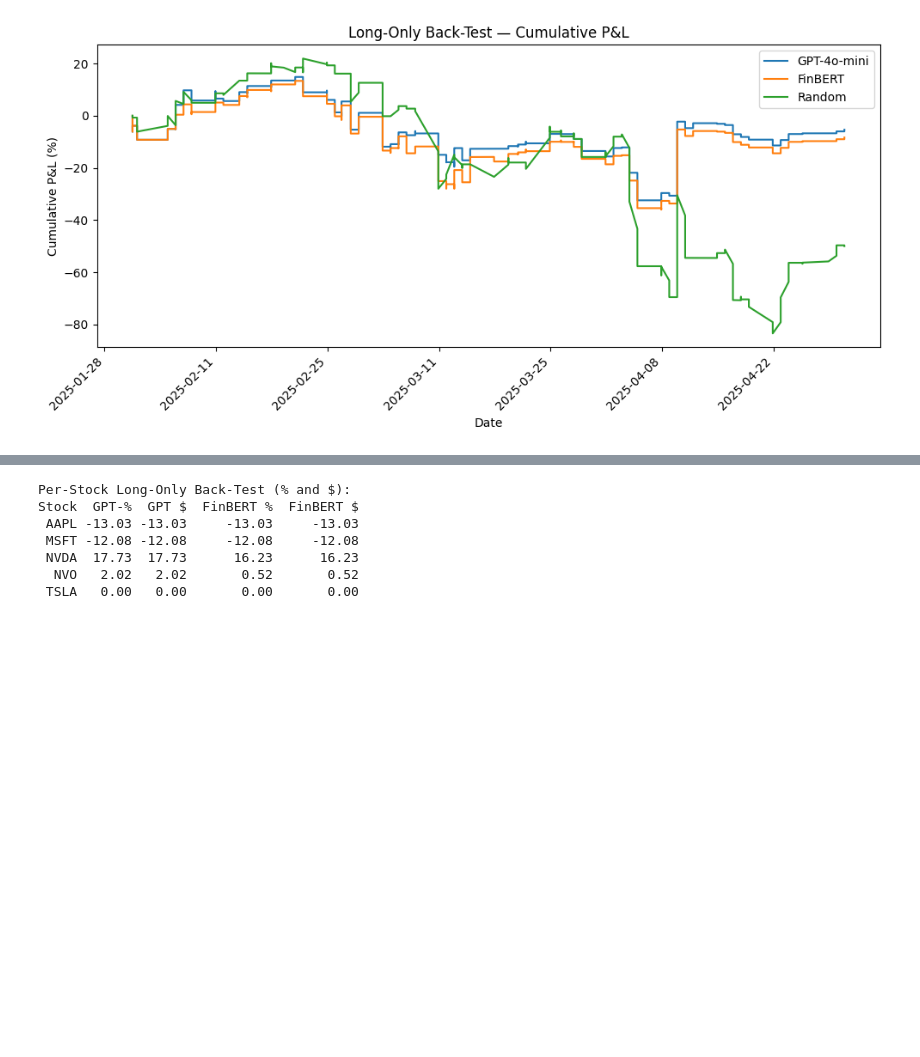
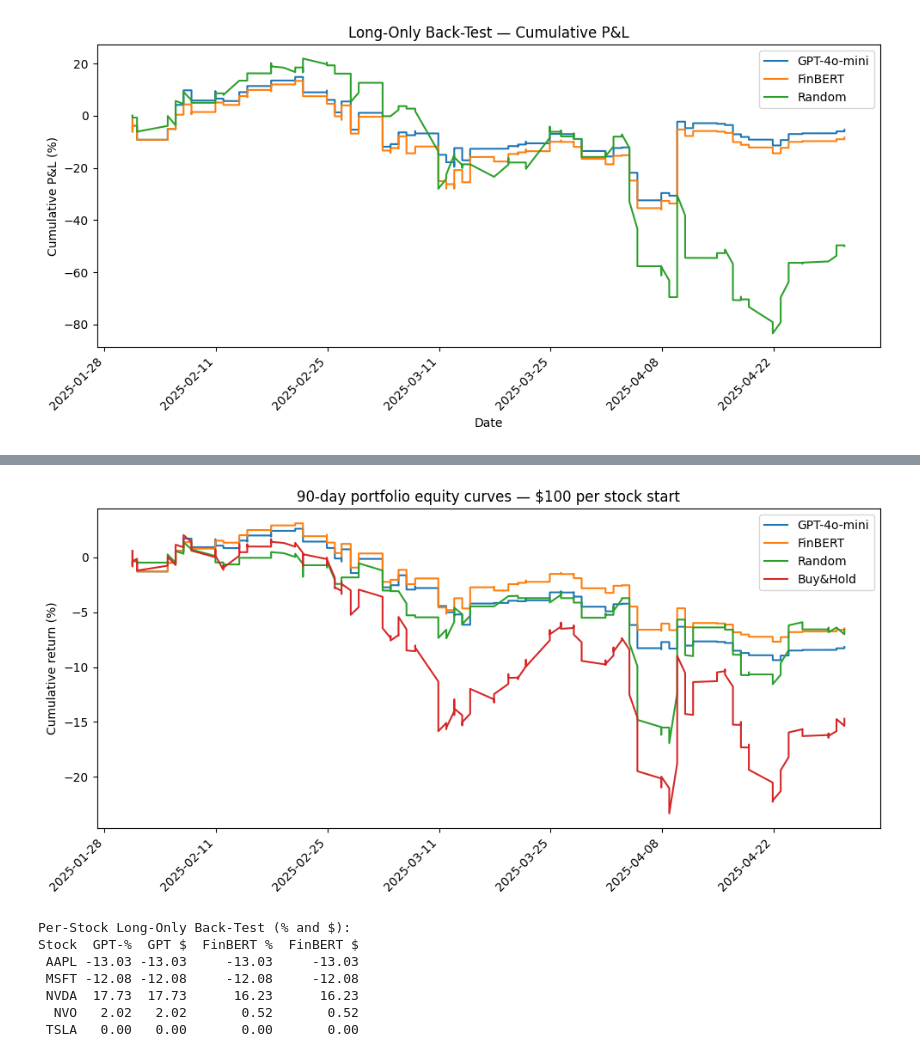
Before and after one commit to BengiNouri/Master-Thesis, a Jupyter notebook: Data Analysis/RecommendationAnalysis.ipynb, the cells around one changed output, grey strips where cells are left out. Drawn from its saved outputs; the diff is of its cells as text; code cells hidden in the pictures; blank space fills up the shorter version.

```diff
--- a/Data Analysis/RecommendationAnalysis.ipynb
+++ b/Data Analysis/RecommendationAnalysis.ipynb
@@ -735,3 +735,88 @@ plt.show()
 | FinBERT     |   -8.36 |                -8.36 |
 | Random      |  -49.98 |               -49.98 |
 [figure]
+# %%
+import pandas as pd, numpy as np, matplotlib.pyplot as plt, matplotlib.dates as mdates
+
+# ------------------------------------------------------------------
+# 0.  Load data  (rename columns here if needed)
+# ------------------------------------------------------------------
+df = pd.read_csv("model_recommendations_cleaned2.csv", parse_dates=['timestamp'])
+
+TICKER = 'stock_ticker'          # <- adjust to your exact header
+SIGCOLS = {'gpt':'gpt_recommendation',
+           'agg':'aggregator_recommendation'}
+
+# ------------------------------------------------------------------
+# 1.  Daily % return of each stock
+# ------------------------------------------------------------------
+df['ret_pct'] = (df['latest_close'] - df['previous_close']) / df['previous_close']
+
+# ------------------------------------------------------------------
+# 2.  Map Buy / Sell to 1 / 0   +  coin-flip baseline
+# ------------------------------------------------------------------
+for tag, col in SIGCOLS.items():
+    df[f'{tag}_sig'] = df[col].map({'Buy':1, 'Sell':0})
+
+np.random.seed(42)
+df['rnd_sig'] = np.random.randint(0, 2, len(df))
+
+# ------------------------------------------------------------------
+# 3.  Build *positions*  (use previous-day signal; start fully invested)
+# ------------------------------------------------------------------
+df = df.sort_values([TICKER, 'timestamp'])
+for tag in ['gpt', 'agg', 'rnd']:
+    df[f'{tag}_pos'] = df.groupby(TICKER)[f'{tag}_sig'].shift(fill_value=1)
+
+# ------------------------------------------------------------------
+# 4.  Per-day P&L in dollars ( stake = $100 when in-market )
+# ------------------------------------------------------------------
+STAKE = 100
+for tag in ['gpt', 'agg', 'rnd']:
+    df[f'{tag}_pnl'] = df[f'{tag}_pos'] * STAKE * df['ret_pct']
+
+# ------------------------------------------------------------------
+# 5.  Buy-and-hold benchmark  — $100 per stock for full 90 days
+# ------------------------------------------------------------------
+df['bh_pnl'] = STAKE * df['ret_pct']          # always invested (= position 1)
+
+# ------------------------------------------------------------------
+# 6.  Aggregate to portfolio level (sum across tickers each day)
+# ------------------------------------------------------------------
+daily = (df.groupby('timestamp')[[f'{t}_pnl' for t in ['gpt','agg','rnd','bh']]]
+         .sum()
+         .cumsum())                           # equity curve in $
+
+START_CAP = STAKE * df[TICKER].nunique()      # $100 per stock at t0
+
+perf = (daily.iloc[-1]                       # ending equity minus start
+        .rename(lambda s: s.replace('_pnl',''))
+        .to_frame('Cum $')
+        .assign(**{'Cum % (vs start)': lambda t: (t['Cum $']/START_CAP*100).round(2)}))
+
+# ------------------------------------------------------------------
+# 7.  Gap vs buy-and-hold
+# ------------------------------------------------------------------
+perf['vs Buy&Hold (%)'] = (perf['Cum % (vs start)'] -
+                           perf.loc['bh','Cum % (vs start)']).round(2)
+
+print(perf.round(2))
+
+# ------------------------------------------------------------------
+# 8.  Plot equity curves (%)
+# ------------------------------------------------------------------
+curve_pct = daily.div(START_CAP).mul(100)
+fig, ax = plt.subplots(figsize=(10,5))
+for col, lab in [('gpt_pnl','GPT-4o-mini'),
+                 ('agg_pnl','FinBERT'),
+                 ('rnd_pnl','Random'),
+                 ('bh_pnl','Buy&Hold')]:
+    ax.plot(curve_pct.index, curve_pct[col], label=lab)
+
+ax.xaxis.set_major_locator(mdates.WeekdayLocator(interval=2))
+ax.xaxis.set_major_formatter(mdates.DateFormatter('%Y-%m-%d'))
+plt.setp(ax.get_xticklabels(), rotation=45, ha='right')
+ax.set_ylabel('Cumulative return (%)')
+ax.set_title('90-day portfolio equity curves — $100 per stock start')
+ax.legend(); plt.tight_layout(); plt.show()
+# %% [output]
@@ -738,3 +828,4 @@ plt.show()
+[figure, added]
 # %%
 import pandas as pd
 import numpy as np
```
Also changed, not shown: parts of 1 cell of this notebook, 4 other files.
